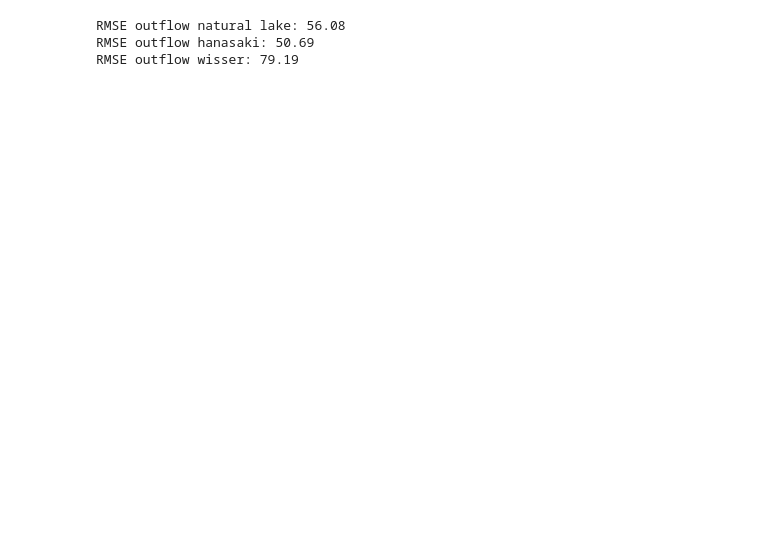
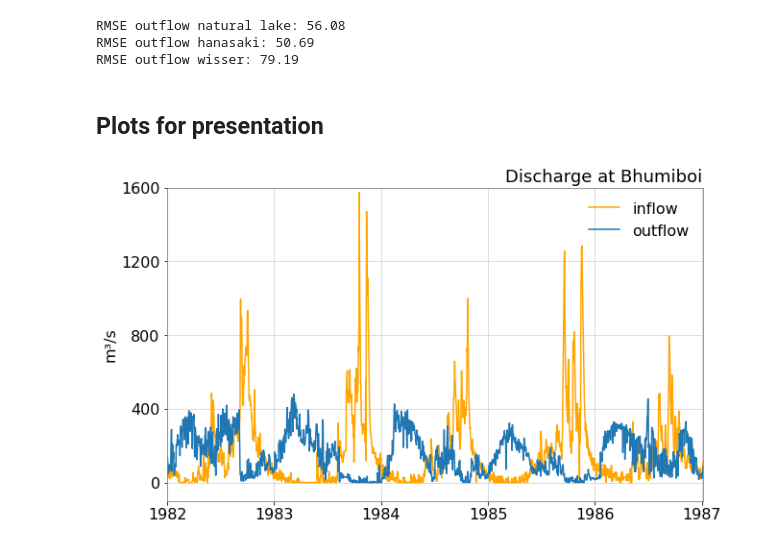
Before and after one commit to ShervanGharari/lake_models_python, a Jupyter notebook: Hanasaki/Hanasaki_Inne.ipynb, the cells around one changed output. Cells and saved outputs as stored; diff of their text form; code cells hidden in the pictures; blank space fills up the shorter version.

```diff
--- a/Hanasaki/Hanasaki_Inne.ipynb
+++ b/Hanasaki/Hanasaki_Inne.ipynb
@@ -404,3 +405,25 @@ print("RMSE outflow wisser: %0.2f" %rmse_wisser)
 RMSE outflow natural lake: 56.08
 RMSE outflow hanasaki: 50.69
 RMSE outflow wisser: 79.19
+# %% [markdown]
+## Plots for presentation
+# %%
+# Bhumiboi
+fig, axs = plt.subplots(1,1,figsize=(10,6))
+
+plt.plot(inflow, label='inflow', color='orange')
+plt.plot(outflow_obs, label='outflow')
+#plt.plot(release_monthly, label='Hanasaki')
+
+#plt.plot(release_monthly_lake, label="Döll")
+#plt.plot(release_monthly_wisser, alpha=0.5, label="Wisser")
+
+plt.title('Discharge at '+reservoir_name , loc='right')
+plt.ylabel('m³/s')
+plt.grid()
+plt.xlim([inflow.index[365*start],inflow.index[365*start+nyear*366]])
+plt.yticks([0,400,800,1200,1600])
+plt.ylim([-100,1600])
+plt.legend();
+# %% [output]
+[figure, added]
```
Also changed, not shown: parts of 15 cells of this notebook.
